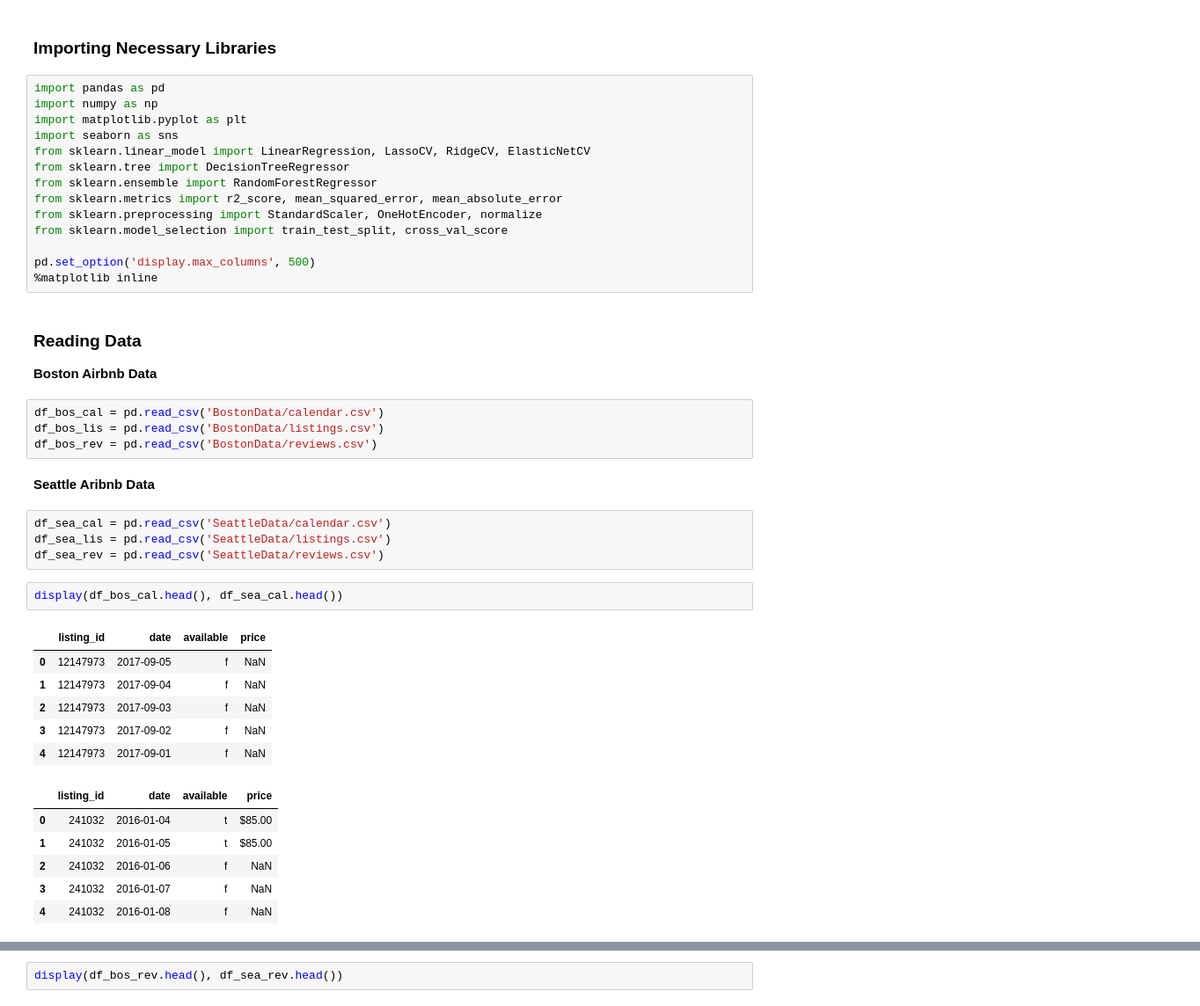
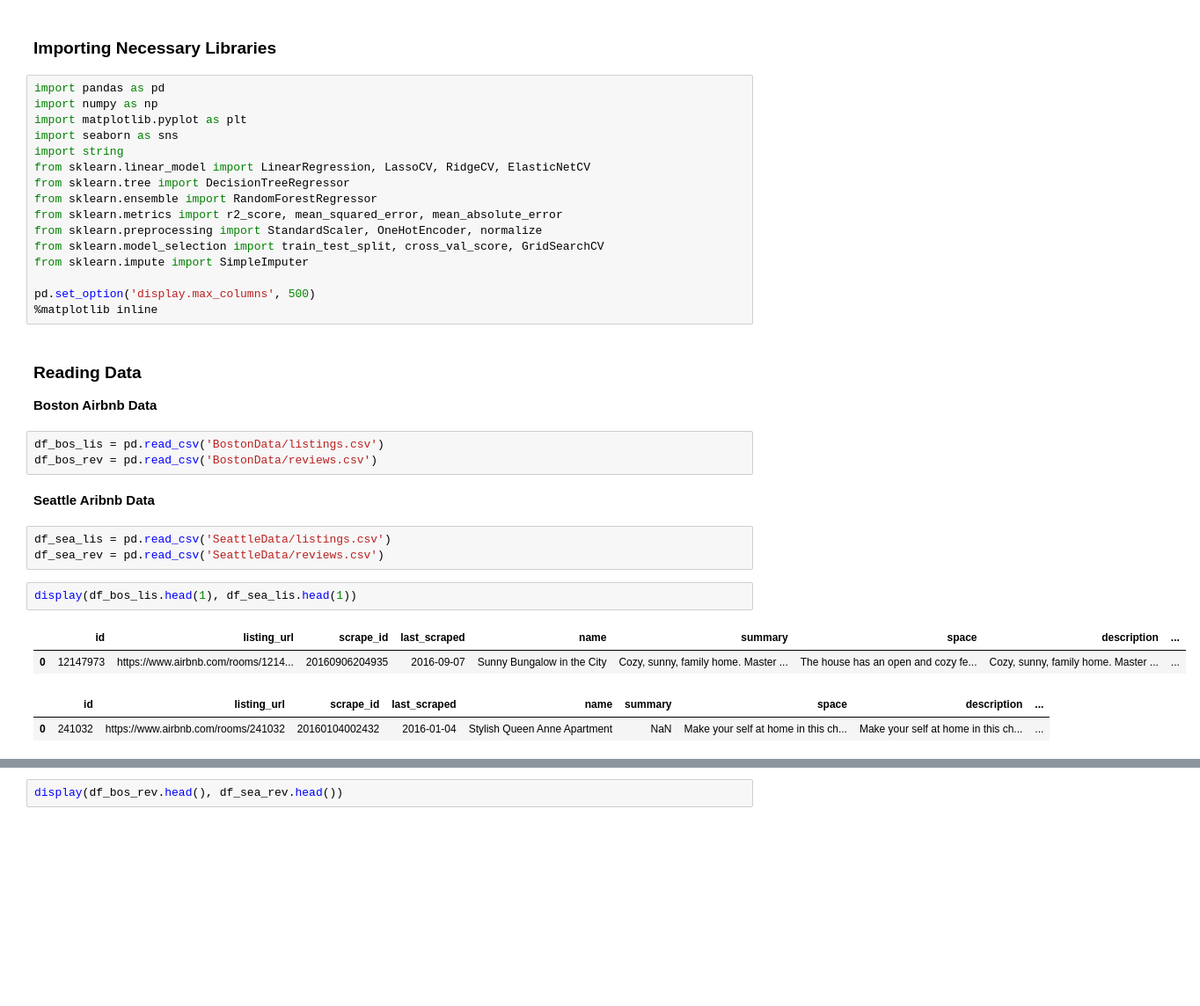
Before and after one commit to macedoti13/Airbnb-Data-Analysis, a Jupyter notebook: AirbnbDataAnalysis.ipynb, the cells around one changed output, grey strips where cells are left out. Shown at 88% size. Drawn from its saved outputs; the diff is of its cells as text; blank space fills up the shorter version.

Commit message:
data prep 3

```diff
--- a/AirbnbDataAnalysis.ipynb
+++ b/AirbnbDataAnalysis.ipynb
@@ -26,12 +28,14 @@ import pandas as pd
 import numpy as np
 import matplotlib.pyplot as plt
 import seaborn as sns
+import string
 from sklearn.linear_model import LinearRegression, LassoCV, RidgeCV, ElasticNetCV
 from sklearn.tree import DecisionTreeRegressor
 from sklearn.ensemble import RandomForestRegressor
 from sklearn.metrics import r2_score, mean_squared_error, mean_absolute_error
 from sklearn.preprocessing import StandardScaler, OneHotEncoder, normalize
-from sklearn.model_selection import train_test_split, cross_val_score
+from sklearn.model_selection import train_test_split, cross_val_score, GridSearchCV
+from sklearn.impute import SimpleImputer
 
 pd.set_option('display.max_columns', 500)
 %matplotlib inline
@@ -39,27 +43,17 @@ pd.set_option('display.max_columns', 500)
 ### Reading Data
 **Boston Airbnb Data**
 # %%
-df_bos_cal = pd.read_csv('BostonData/calendar.csv')
 df_bos_lis = pd.read_csv('BostonData/listings.csv')
 df_bos_rev = pd.read_csv('BostonData/reviews.csv')
 # %% [markdown]
 **Seattle Aribnb Data**
 # %%
-df_sea_cal = pd.read_csv('SeattleData/calendar.csv')
 df_sea_lis = pd.read_csv('SeattleData/listings.csv')
 df_sea_rev = pd.read_csv('SeattleData/reviews.csv')
 # %%
-display(df_bos_cal.head(), df_sea_cal.head())
+display(df_bos_lis.head(1), df_sea_lis.head(1))
 # %% [output]
-|  | listing_id | date | available | price |
-| 0 | 12147973 | 2017-09-05 | f | NaN |
-| 1 | 12147973 | 2017-09-04 | f | NaN |
-| 2 | 12147973 | 2017-09-03 | f | NaN |
-| 3 | 12147973 | 2017-09-02 | f | NaN |
-| 4 | 12147973 | 2017-09-01 | f | NaN |
+|  | id | listing_url | scrape_id | last_scraped | name | summary | space | description | ... |
+| 0 | 12147973 | https://www.airbnb.com/rooms/1214... | 20160906204935 | 2016-09-07 | Sunny Bungalow in the City | Cozy, sunny, family home. Master ... | The house has an open and cozy fe... | Cozy, sunny, family home. Master ... | ... |
-|  | listing_id | date | available | price |
-| 0 | 241032 | 2016-01-04 | t | $85.00 |
-| 1 | 241032 | 2016-01-05 | t | $85.00 |
-| 2 | 241032 | 2016-01-06 | f | NaN |
-| 3 | 241032 | 2016-01-07 | f | NaN |
-| 4 | 241032 | 2016-01-08 | f | NaN |
+|  | id | listing_url | scrape_id | last_scraped | name | summary | space | description | ... |
+| 0 | 241032 | https://www.airbnb.com/rooms/241032 | 20160104002432 | 2016-01-04 | Stylish Queen Anne Apartment | NaN | Make your self at home in this ch... | Make your self at home in this ch... | ... |
```
Also changed, not shown: parts of 56 cells of this notebook.
